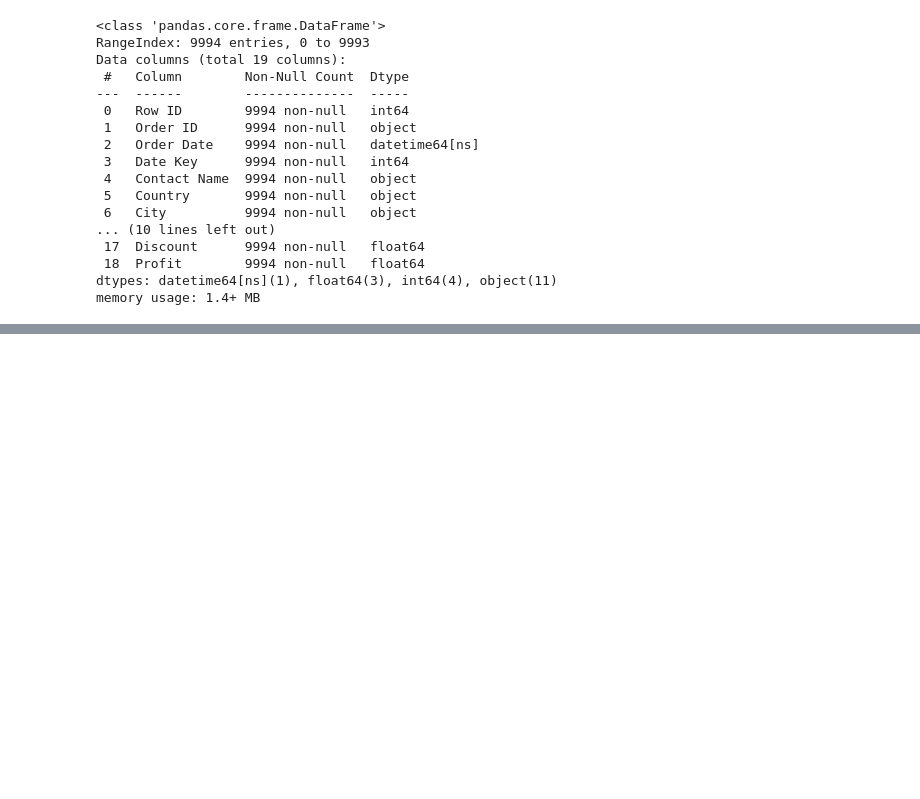
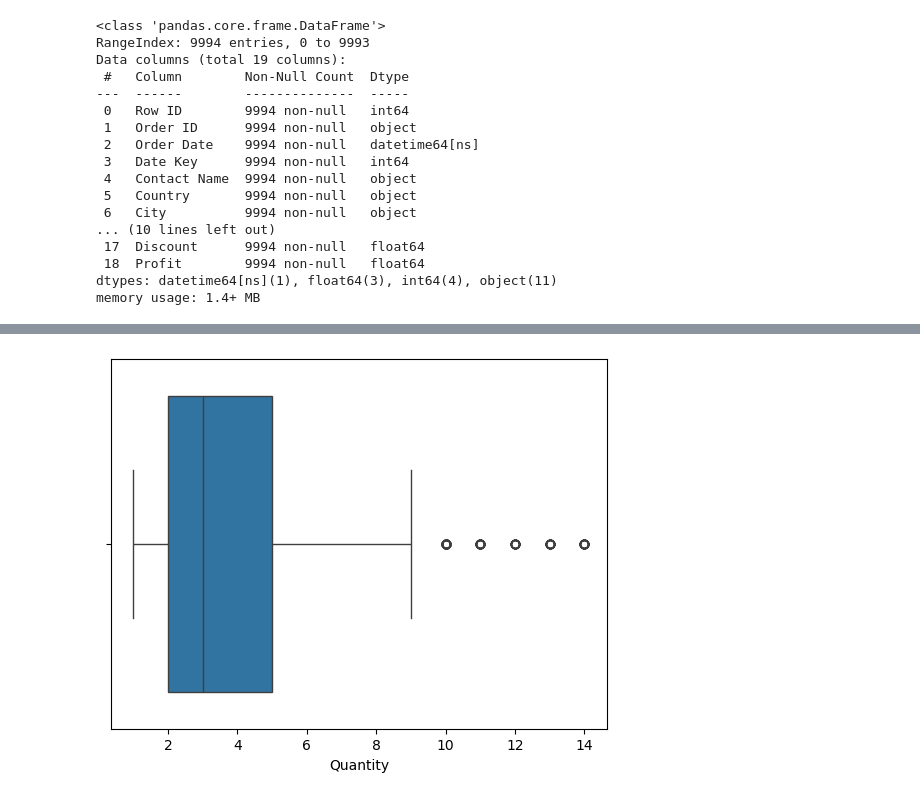
Before and after one commit to alhamfebian/purwadhika-jcdsol, a Jupyter notebook: Capstone Project/Capstone Project Module 2/capstone_project_module_2.ipynb, the cells around one changed output, grey strips where cells are left out. Saved outputs shown, nothing was run; the diff lists cells and outputs as text; code cells hidden in the pictures; blank space fills up the shorter version.

```diff
--- a/Capstone Project/Capstone Project Module 2/capstone_project_module_2.ipynb
+++ b/Capstone Project/Capstone Project Module 2/capstone_project_module_2.ipynb
@@ -164,0 +129,10 @@ plt.show(df_saas_sales_clean_boxplot)
+# %%
+# Melihat persebaran data outlier dikolom Quantity
+
+df_saas_quantity_boxplot = sns.boxplot(
+    data = df_saas_sales['Quantity'],
+    orient = 'y'
+)
+plt.show(df_saas_quantity_boxplot)
+# %% [output]
+[figure, added]
```
Also changed, not shown: parts of 89 cells of this notebook.
